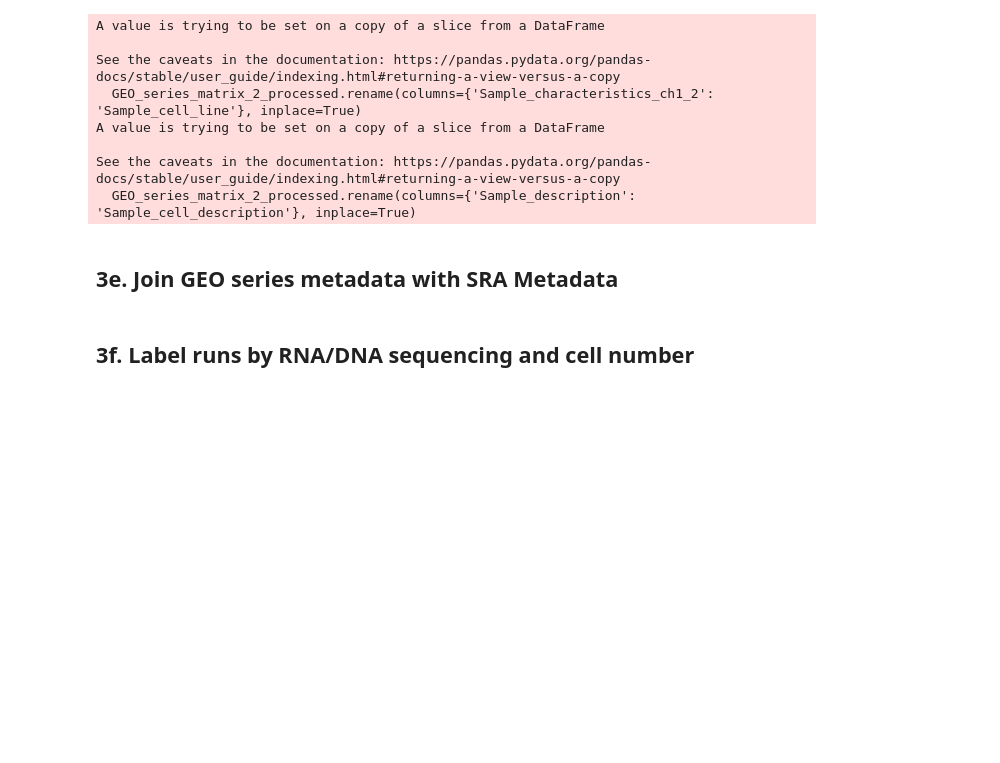
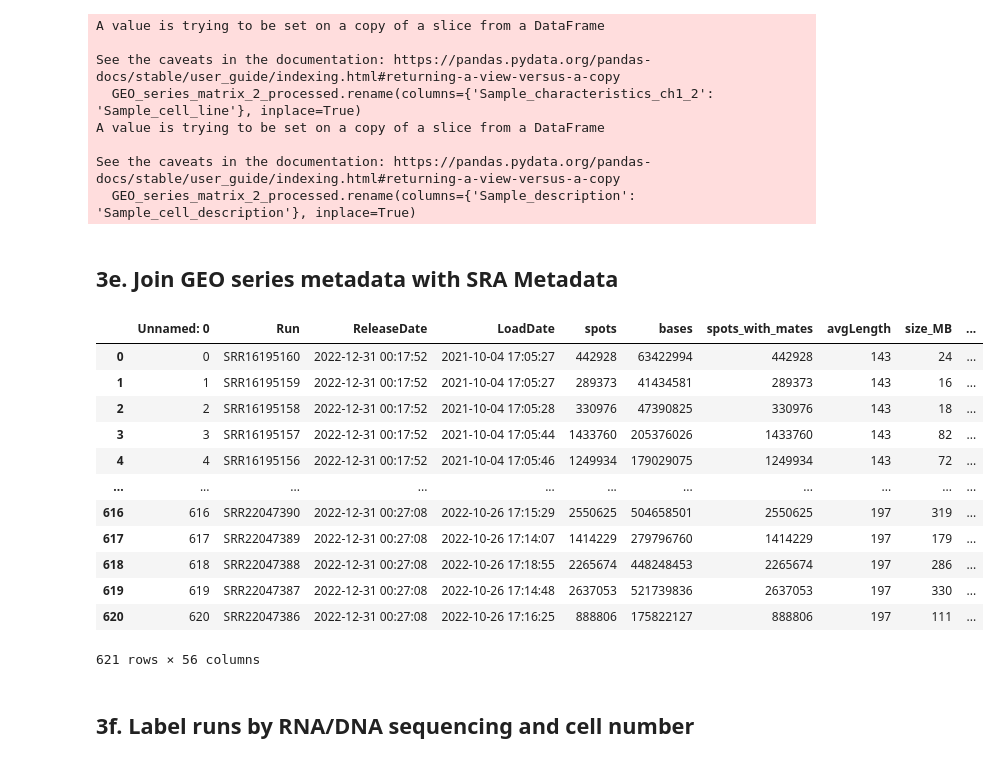
Before and after one commit to irith-kat/genai4bio-project, a Jupyter notebook: notebook_tests/joint_DNA_RNA_processing.ipynb, the cells around one changed output. Saved outputs shown, nothing was run; the diff lists cells and outputs as text; code cells hidden in the pictures; blank space fills up the shorter version.

```diff
--- a/notebook_tests/joint_DNA_RNA_processing.ipynb
+++ b/notebook_tests/joint_DNA_RNA_processing.ipynb
@@ -615,3 +598,21 @@ metadata_subset.to_csv("/content/drive/MyDrive/MIT HST 506/project_data/metadata
+# %%
+full_metadata = pd.read_csv("/content/drive/MyDrive/MIT HST 506/scONEseq_data/full_metadata.csv")
+
+full_metadata
+# %% [output]
+|  | Unnamed: 0 | Run | ReleaseDate | LoadDate | spots | bases | spots_with_mates | avgLength | size_MB | ... |
+| 0 | 0 | SRR16195160 | 2022-12-31 00:17:52 | 2021-10-04 17:05:27 | 442928 | 63422994 | 442928 | 143 | 24 | ... |
+| 1 | 1 | SRR16195159 | 2022-12-31 00:17:52 | 2021-10-04 17:05:27 | 289373 | 41434581 | 289373 | 143 | 16 | ... |
+| 2 | 2 | SRR16195158 | 2022-12-31 00:17:52 | 2021-10-04 17:05:28 | 330976 | 47390825 | 330976 | 143 | 18 | ... |
+| 3 | 3 | SRR16195157 | 2022-12-31 00:17:52 | 2021-10-04 17:05:44 | 1433760 | 205376026 | 1433760 | 143 | 82 | ... |
+| 4 | 4 | SRR16195156 | 2022-12-31 00:17:52 | 2021-10-04 17:05:46 | 1249934 | 179029075 | 1249934 | 143 | 72 | ... |
+| ... | ... | ... | ... | ... | ... | ... | ... | ... | ... | ... |
+| 616 | 616 | SRR22047390 | 2022-12-31 00:27:08 | 2022-10-26 17:15:29 | 2550625 | 504658501 | 2550625 | 197 | 319 | ... |
+| 617 | 617 | SRR22047389 | 2022-12-31 00:27:08 | 2022-10-26 17:14:07 | 1414229 | 279796760 | 1414229 | 197 | 179 | ... |
+| 618 | 618 | SRR22047388 | 2022-12-31 00:27:08 | 2022-10-26 17:18:55 | 2265674 | 448248453 | 2265674 | 197 | 286 | ... |
+| 619 | 619 | SRR22047387 | 2022-12-31 00:27:08 | 2022-10-26 17:14:48 | 2637053 | 521739836 | 2637053 | 197 | 330 | ... |
+| 620 | 620 | SRR22047386 | 2022-12-31 00:27:08 | 2022-10-26 17:16:25 | 888806 | 175822127 | 888806 | 197 | 111 | ... |
+621 rows × 56 columns
 # %% [markdown]
 ## 3f. Label runs by RNA/DNA sequencing and cell number
 # %%
```
Also changed, not shown: parts of 27 cells of this notebook, 1 other file.
